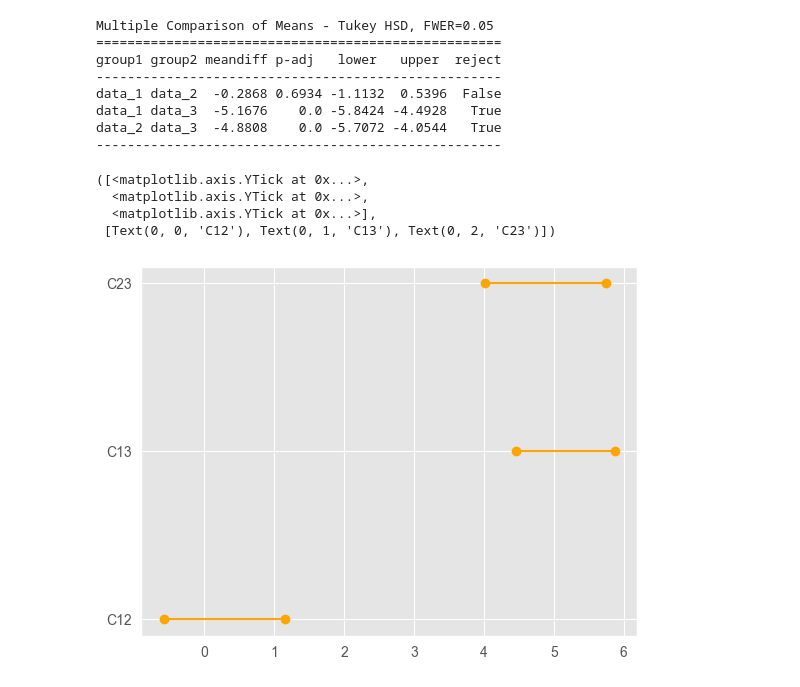
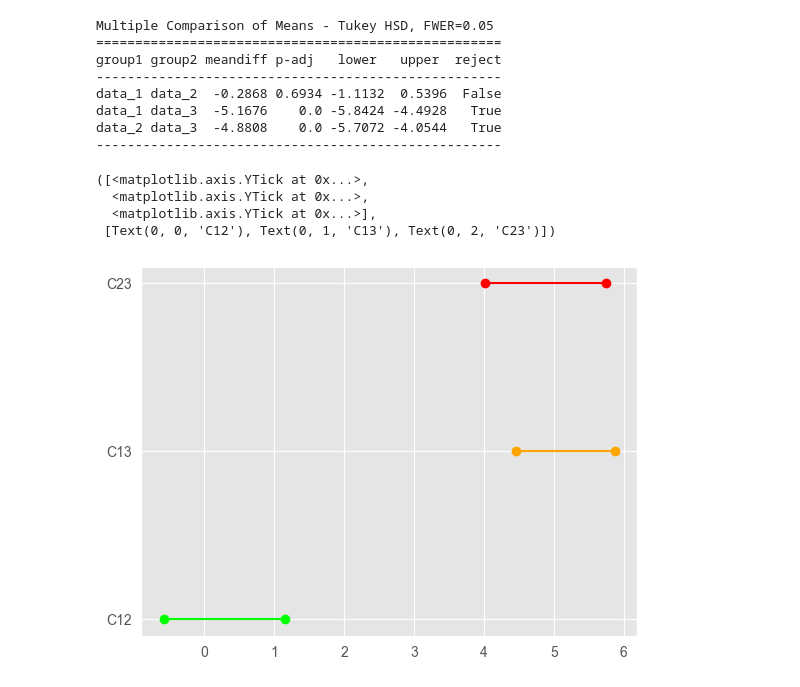
Before and after one commit to MEPhI-Floppas/matstat.py, a Jupyter notebook: LAB3-1.ipynb, the cells around one changed output. Drawn from its saved outputs; the diff is of its cells as text; code cells hidden in the pictures.

```diff
--- a/LAB3-1.ipynb
+++ b/LAB3-1.ipynb
@@ -217,16 +221,18 @@ c23_upper = c23 + (var23 * (K-1) * quantile_f)**(1/2)
 # %%
 data_dict = {}
 data_dict['category'] = ['C12','C13','C23']
 data_dict['lower'] = [c12_lower, c13_lower, c23_lower]
 data_dict['upper'] = [c12_upper, c13_upper, c23_upper]
 dataset = pd.DataFrame(data_dict)
-
+colors = ['lime', 'orange', 'red']
+i = 0
 for lower,upper,y in zip(dataset['lower'],dataset['upper'],range(len(dataset))):
-    plt.plot((lower,upper),(y,y),'ro-',color='orange')
+    plt.plot((lower,upper),(y,y),'ro-',color=colors[i])
+    i += 1
 plt.yticks(range(len(dataset)),list(dataset['category']))
 # %% [output]
 ([<matplotlib.axis.YTick at 0x...>,
   <matplotlib.axis.YTick at 0x...>,
   <matplotlib.axis.YTick at 0x...>],
  [Text(0, 0, 'C12'), Text(0, 1, 'C13'), Text(0, 2, 'C23')])
-[figure, old version]
+[figure, new version]
```
Also changed, not shown: parts of 2 cells of this notebook, 3 other files.
